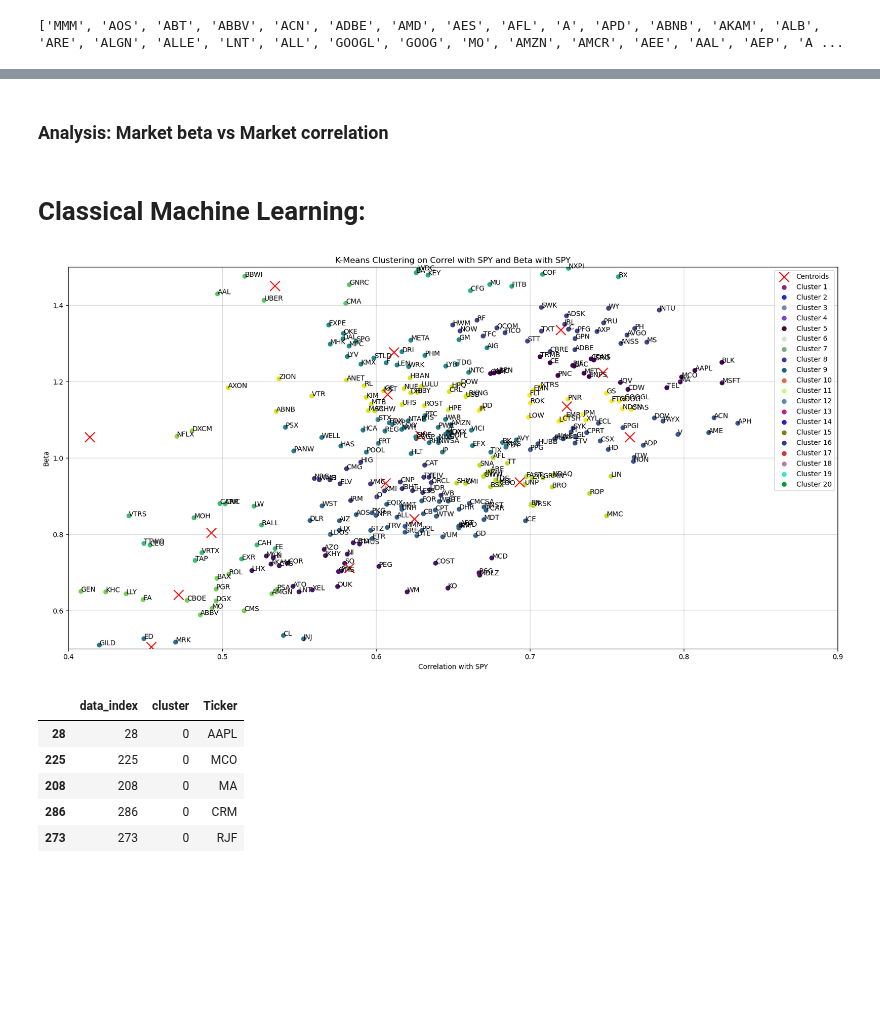
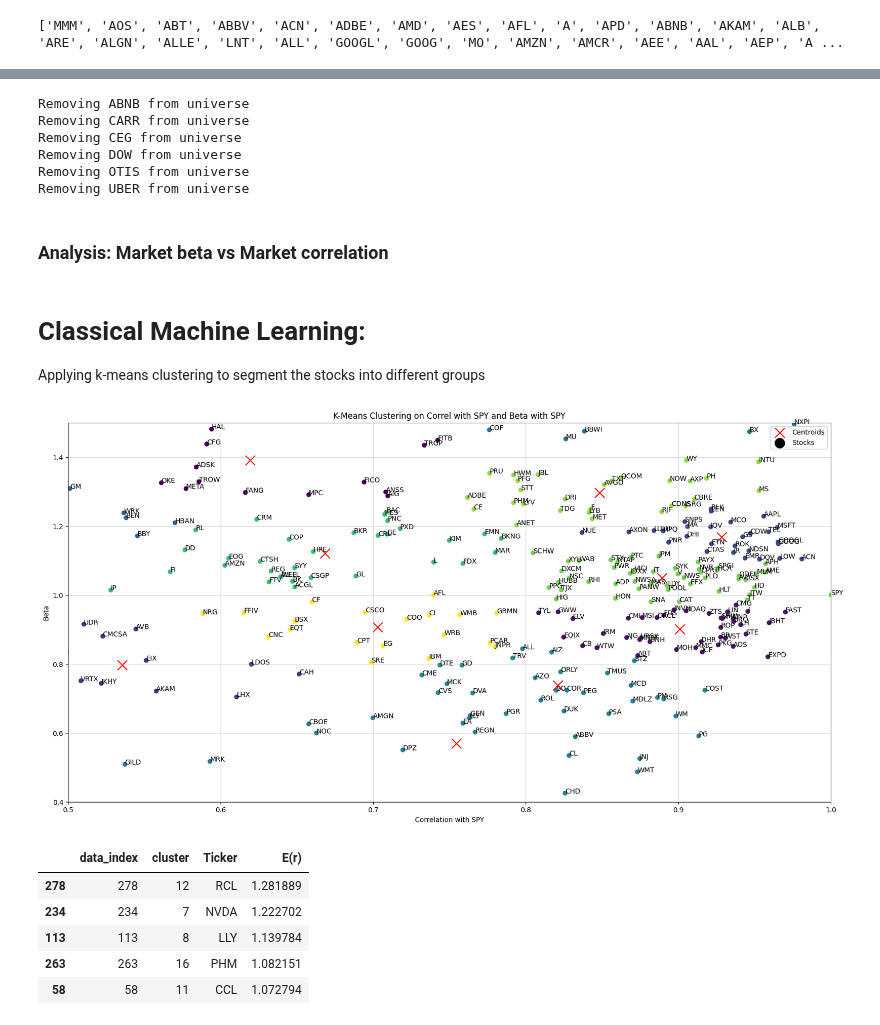
Before and after one commit to kevinhhl/portfolio-management-tools, a Jupyter notebook: Long Only Strategy/Part 1. Visualizing the Universe.ipynb, the cells around one changed output, grey strips where cells are left out. Drawn from its saved outputs; the diff is of its cells as text; code cells hidden in the pictures; blank space fills up the shorter version.

```diff
--- a/Long Only Strategy/Part 1. Visualizing the Universe.ipynb
+++ b/Long Only Strategy/Part 1. Visualizing the Universe.ipynb
@@ -56,9 +52,20 @@ _matrix
+# %%
+# Drop stocks that don't have the same length as SPY because of potential missing data
+len_spy = len(cached_returns["SPY"])
+for e in universe_stocks:
+    if len(cached_returns[e]) != len_spy:
+        print("Removing", e, "from universe")
+        universe_stocks.remove(e)
+# %% [output]
+Removing ABNB from universe
+Removing CARR from universe
+Removing CEG from universe
+Removing DOW from universe
+Removing OTIS from universe
+Removing UBER from universe
 # %% [markdown]
 ### Analysis: Market beta vs Market correlation
 # %%
-# Get data for the stock and SPY
-stock = yf.Ticker("AAPL")
-SPY = yf.Ticker("SPY")
 
 def calc_beta(stock, benchmark="SPY"):
 
@@ -67,18 +74,20 @@ def calc_beta(stock, benchmark="SPY"):
         stock_hc = cached_returns[stock]
     except KeyError:
         stock_hc = yf.Ticker(stock).history(period=LOOKBACK_PERIOD)
+        cached_returns[stock] = stock_hc
 
     try:
         benchmark_hc = cached_returns[benchmark]
     except KeyError:
         benchmark_hc = yf.Ticker(benchmark).history(period=LOOKBACK_PERIOD)
+        cached_returns[benchmark] = benchmark_hc
 
     # Calculate the daily returns for the stock and SPY
-    _universe_stocks = stock_hc['Close'].pct_change()
+    universe_stocks = stock_hc['Close'].pct_change()
     SPY_returns = benchmark_hc['Close'].pct_change()
 
     # Calculate the beta of the stock against SPY
-    covar = _universe_stocks.cov(SPY_returns)
+    covar = universe_stocks.cov(SPY_returns)
     var = SPY_returns.var()
 
     return covar / var # beta
@@ -88,60 +97,64 @@ beta_map = {}
 for stock in universe_stocks:
     beta_map[stock] = calc_beta(stock)
 # %%
+# Construct a correlation matrix
+correl_matrix = {}
+for stock in universe_stocks:
+    correl_matrix[stock] = {}
+    for other_stock in universe_stocks:
+        correl_matrix[stock][other_stock] = cached_returns[stock]["Close"].corr(cached_returns[other_stock]["Close"])
+
 # Calc the correlation of each stock with SPY
 correl_with_SPY_map = {}
 for stock in universe_stocks:
     correl_with_SPY_map[stock] = correl_matrix[stock]["SPY"]
-# %% [markdown]
-# Classical Machine Learning:
+# %% [markdown]
+# Classical Machine Learning:
+
+
+Applying k-means clustering to segment the stocks into different groups
 # %%
+
 N_CLUSTERS = 20
 
 # Features
 X = pd.DataFrame(list(zip(correl_with_SPY_map.values(), beta_map.values())), columns=["Correl", "Beta"])
 
-# Create a K-Means model with N_CLUSTERS clusters
 kmeans = KMeans(n_clusters=N_CLUSTERS)
-
-# Fit the model to the data
 kmeans.fit(X)
-
-# Predict the clusters
 clusters = kmeans.predict(X)
 
-# Add the clusters to the dataframe
-X["Cluster"] = clusters
+X["Cluster"] = clusters # Add the clusters to the dataframe
 
 # Plot the clusters
 plt.figure(figsize=(20, 10))
 plt.scatter(X["Correl"], X["Beta"], c=X["Cluster"], cmap="viridis")
 plt.xlabel("Correlation with SPY"), plt.ylabel("Beta")
 plt.title("K-Means Clustering on Correl with SPY and Beta with SPY")
 plt.grid(alpha=0.5)
 
 # Add labels to each point
 for label, correl in correl_with_SPY_map.items():
     beta = beta_map[label]
     plt.annotate(label, (correl, beta))
 
 # Add the centroids to the plot
 centroids = kmeans.cluster_centers_
 plt.scatter(centroids[:, 0], centroids[:, 1], marker="x", s=200, c="red")
 
 # Legend
 plt.scatter([], [], marker="x", s=200, color="red", label="Centroids")
-_colors = ["#"+''.join([np.random.choice(list('0123456789ABCDEF')) for j in range(6)]) for i in range(N_CLUSTERS)]
-for i in range(N_CLUSTERS):
-    plt.scatter([], [], color=_colors[i], label="Cluster "+str(i+1))
-plt.legend();
+plt.scatter([], [], marker="o", s=200, color="black", label="Stocks")
+plt.legend()
+
 
 # Zoom in to not show outliers
-plt.ylim(0.5, 1.5)
-plt.xlim(0.4, 0.9)
+plt.ylim(0.4, 1.5)
+plt.xlim(0.5, 1)
 
 plt.show()
 # %% [output]
-[figure, old version]
+[figure, new version]
 # %%
 # Dataframe with rows: stock name, cluster number
 cluster_map = pd.DataFrame()
@@ -155,11 +168,19 @@ def clean_data(cluster_map):
     return cluster_map
 
 cluster_map_clean = clean_data(cluster_map.copy())
+
+# Append the drifts to the dataframe
+cluster_map_clean["E(r)"] = cluster_map_clean["Ticker"].map(er_stocks)
+
+# Sorting by drift, then by cluster
+cluster_map_clean = cluster_map_clean.sort_values(["E(r)"], ascending=False)
+
+
 cluster_map_clean.head()
 # %% [output]
-|  | data_index | cluster | Ticker |
-| 28 | 28 | 0 | AAPL |
-| 225 | 225 | 0 | MCO |
-| 208 | 208 | 0 | MA |
-| 286 | 286 | 0 | CRM |
-| 273 | 273 | 0 | RJF |
+|  | data_index | cluster | Ticker | E(r) |
+| 278 | 278 | 12 | RCL | 1.281889 |
+| 234 | 234 | 7 | NVDA | 1.222702 |
+| 113 | 113 | 8 | LLY | 1.139784 |
+| 263 | 263 | 16 | PHM | 1.082151 |
+| 58 | 58 | 11 | CCL | 1.072794 |
```
Also changed, not shown: parts of 8 cells of this notebook.
